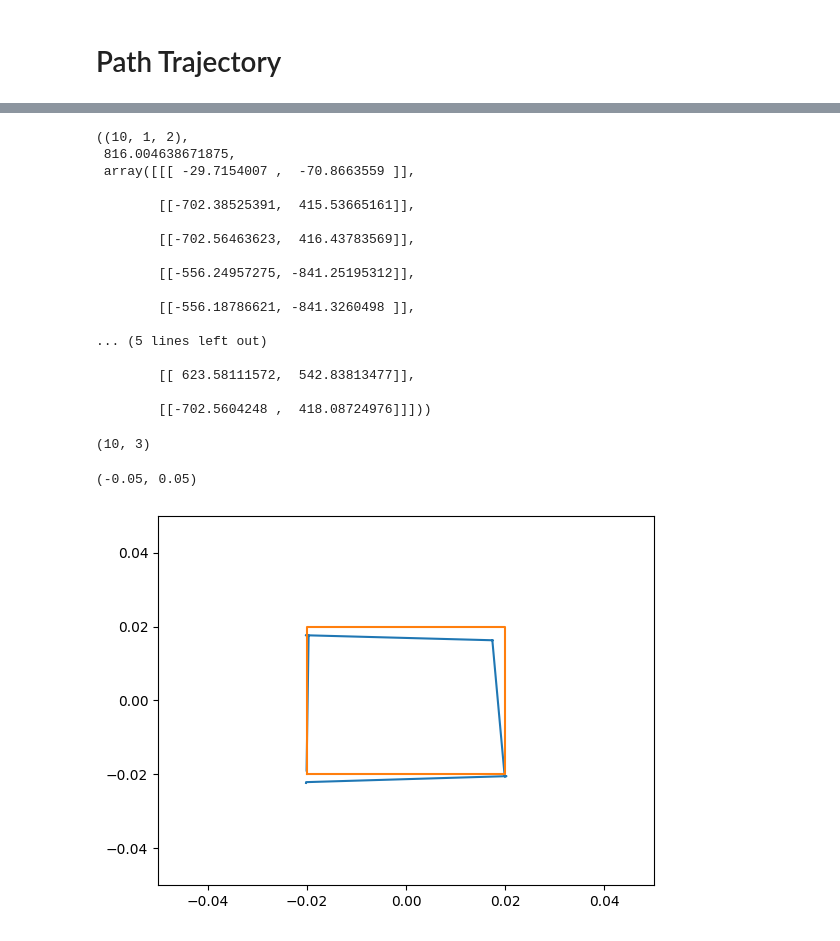
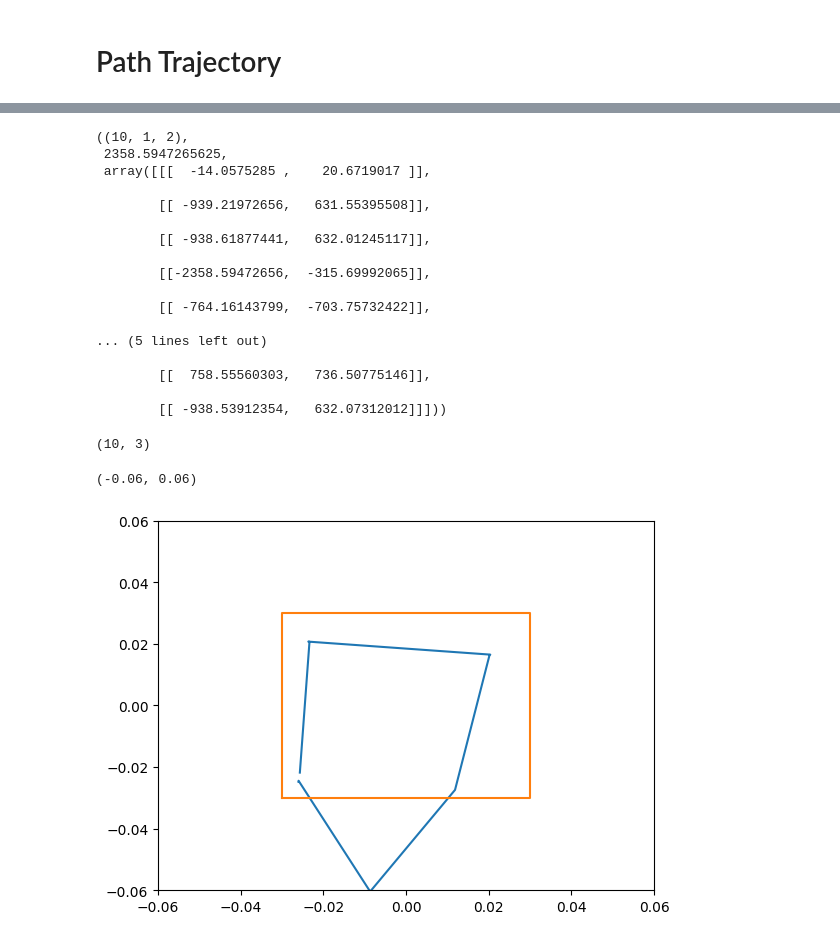
Before and after one commit to terry97-guel/SORO-Dynamixel-python, a Jupyter notebook: 0328_test_Experiment1.ipynb, the cells around one changed output, grey strips where cells are left out. Cells and saved outputs as stored; diff of their text form; code cells hidden in the pictures.

```diff
--- a/0328_test_Experiment1.ipynb
+++ b/0328_test_Experiment1.ipynb
@@ -349,29 +350,31 @@ target_trajectory
 # %%
 from pathlib import Path
-path = Path("planned_traj/small_square1")
+path = Path("planned_traj/temp")
 
-data = np.load(path/'PRIMNET.npz')
+model = 'FC_PRIMNET'
+
+data = np.load(path/f"{model}.npz")
 planed_motor_array = data['actuation']
 target_trajectory = data['target_trajectory']
-planed_motor_array.shape, np.max(planed_motor_array), planed_motor_array
+planed_motor_array.shape, np.max(np.abs(planed_motor_array)), planed_motor_array
 # %% [output]
 ((10, 1, 2),
- 816.004638671875,
- array([[[ -29.7154007 ,  -70.8663559 ]],
+ 2358.5947265625,
+ array([[[  -14.0575285 ,    20.6719017 ]],
 
-        [[-702.38525391,  415.53665161]],
+        [[ -939.21972656,   631.55395508]],
 
-        [[-702.56463623,  416.43783569]],
+        [[ -938.61877441,   632.01245117]],
 
-        [[-556.24957275, -841.25195312]],
+        [[-2358.59472656,  -315.69992065]],
 
-        [[-556.18786621, -841.3260498 ]],
+        [[ -764.16143799,  -703.75732422]],
 
 ... (5 lines left out)
 
-        [[ 623.58111572,  542.83813477]],
+        [[  758.55560303,   736.50775146]],
 
-        [[-702.5604248 ,  418.08724976]]]))
+        [[ -938.53912354,   632.07312012]]]))
 # %%
 mocap_info_list = []
 for motor_control in planed_motor_array:
@@ -409,22 +417,21 @@ position_array.shape
 # %% [output]
 (10, 3)
 # %%
-pos_off = target_trajectory[0] - position_array[0]
-
+# pos_off = target_trajectory[0] - position_array[0]
 pos_off = np.array([0,0,0])
 # %%
 from matplotlib import pyplot as plt
 
 plt.plot(position_array[1:,0]+pos_off[0], position_array[1:,1]+pos_off[1])
 
 target_trajectory = data['target_trajectory']
 plt.plot(target_trajectory[1:,0], target_trajectory[1:,1])
 
-plt.xlim(-0.05, 0.05)
-plt.ylim(-0.05, 0.05)
+plt.xlim(-0.06, 0.06)
+plt.ylim(-0.06, 0.06)
 # %% [output]
-(-0.05, 0.05)
+(-0.06, 0.06)
-[figure, old version]
+[figure, new version]
 # %%
 data = dict(data)
 data['result'] = position_array
```
Also changed, not shown: parts of 8 cells of this notebook, 1 other file.
